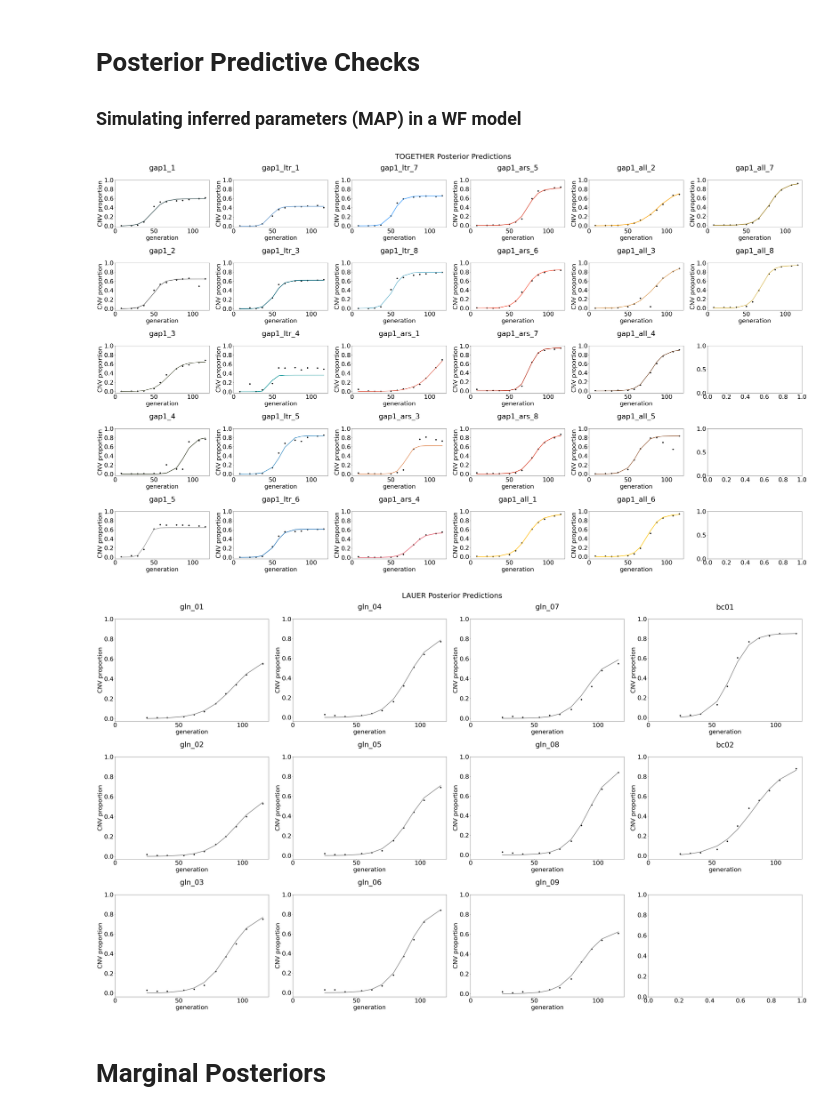
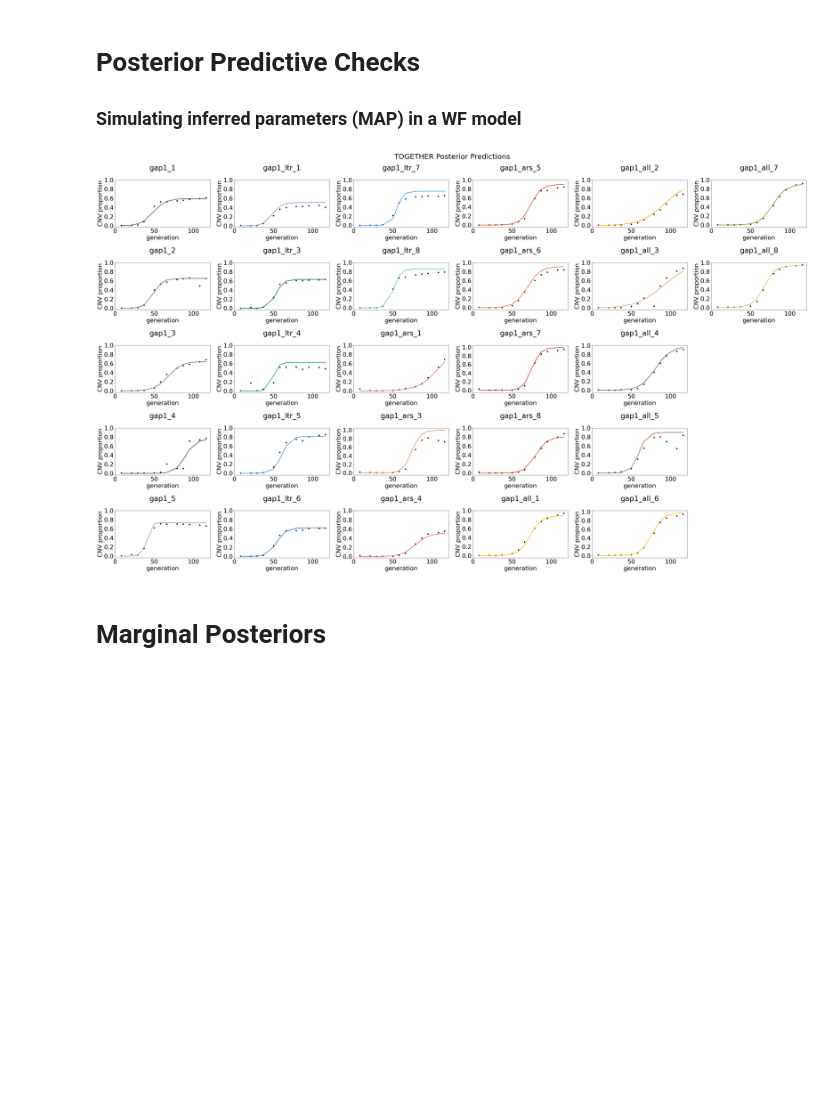
Before and after one commit to yoavram-lab/chuong_et_al, a Jupyter notebook: Empirical Analysis.ipynb, the cells around one changed output. Drawn from its saved outputs; the diff is of its cells as text; code cells hidden in the pictures; blank space fills up the shorter version.

```diff
--- a/Empirical Analysis.ipynb
+++ b/Empirical Analysis.ipynb
@@ -23,7 +23,7 @@ import pickle
 
 
 # Preparations: posterior to use
-posterior_chuong = pickle.load(open(f'posteriors/posterior_chuong_20_up__100.pkl', 'rb'))
+posterior_chuong = pickle.load(open(f'posteriors/posterior_chuong.pkl', 'rb'))
 posterior_lauer = pickle.load(open(f'posteriors/posterior_lauer.pkl', 'rb'))
 
 # Read desired data
@@ -134,12 +134,8 @@ def create_all_maps(lines, posterior, reps):
 # prior_max = np.log10(np.array([1,0.5,1e-2]))
 
 # Space that covers 85% of unbouded MAPs - most likely the region of true parameters
-prior_min = np.log10(np.array([0.03,3.16e-6,1e-8]))
-prior_max = np.log10(np.array([0.2,1e-3,1e-3]))
-
-prior_min = np.log10(np.array([0.01,1e-9,1e-8]))
+prior_min = np.log10(np.array([0.01,1e-7,1e-8]))
 prior_max = np.log10(np.array([0.3,1e-3,1e-3]))
-
 prior = utils.BoxUniform(low=torch.tensor(prior_min),
                          high=torch.tensor(prior_max))
 
@@ -156,7 +152,7 @@ def get_grid(posterior, x, n=100):
     return [prop[3],prop[0],prop[1],prop[2]]
 
 # Toy example - small (n=50) grid
-n = 300
+n = 50
 all_maps_grd = pd.DataFrame(columns = ['line', 'log_prob' ,'log(s_cnv)', 'log(m_cnv)', 'log(p_0)'])
 lines = ['wt', 'ltr', 'ars', 'all']
 for line in lines:
@@ -166,5 +162,4 @@ for line in lines:
         print(x_0.name)
         all_maps_grd.loc[x_0.name,:] = [line] + get_grid(posterior_chuong, x_0, n=n)
 
-all_maps_grd.to_csv('all_maps_grd_inv.csv')
 all_maps_grd
@@ -331,41 +291,40 @@ def posterior_predictions(posterior, maps, line, sep = 2, cols=5, n_samples=0):
         pred = CNVsimulator(single_params, generation).T
         ax[i%sep, i//sep].plot(generation, pred, color = color, label = 'MAP prediction', linewidth=2.8) # posterior prediction is plotted
         # single_params_grd = torch.tensor(maps_grd.loc[x.name, 'log(s_cnv)':'log(p_0)']) # grid params
         # single_params_prev = torch.tensor(prev_maps.loc[x.name, 'log(s_cnv)':'log(m_snv)'])
         # ax[i%sep, i//sep].plot(generation, CNVsimulator_(single_params_prev, generation).T, color = color, label = 'prev MAP prediction', linewidth=2.8) # posterior prediction is plotted
 
         ax[i%sep, i//sep].set_yticks([0,0.2,0.4,0.6,0.8,1])
         ax[i%sep, i//sep].set_xticks([0,50,100])
 
         # Mark when CNV proportion is above 5%
         # ax[i%sep, i//sep].axvline(float(x[x>0.05].index[0]), color='k', linestyle='--')
 
         if n_samples != 0:
             potential_fn = posterior.potential_fn
             potential_fn.set_x(x)
             posterior_mcmc = MCMCPosterior(potential_fn, proposal = prior)
             samples = posterior_mcmc.set_default_x(x).sample((n_samples,))
             a=[]
             for j in range(n_samples):
                 ax[i%sep, i//sep].plot(generation, CNVsimulator(samples[j,:], generation).T, color = color, label = 'single MAP prediction', linewidth=2.8)
                 ax[i%sep, i//sep].set_yticks([0.2,0.4,0.6,0.8,1])
                 a.append(np.sqrt(((CNVsimulator(samples[j,:],generation)-np.array(x))**2).mean()))
             print(f'mean RMSE = {sum(a)/len(a)}')
 
      # Only for the paper figure
-    # ax[-1,-1].axis('off')
-    # ax[-2,-1].axis('off')
-    # ax[-3,-1].axis('off')
+    ax[-1,-1].axis('off')
+    ax[-2,-1].axis('off')
+    ax[-3,-1].axis('off')
     plt.show()
 
 
-posterior_predictions(posterior_chuong,maps_sbi,line='together',sep=5,cols=6)
+posterior_predictions(posterior_chuong,all_maps,line='together',sep=5,cols=6)
 
-line = 'lauer'
-posterior_predictions(posterior_lauer, lauer_maps_sbi, line, sep=3, cols=4)
+# line = 'lauer'
+# posterior_predictions(posterior_lauer, lauer_maps_sbi, line, sep=3, cols=4)
 # %% [output]
-[figure, old version]
+[figure, new version]
-[figure, removed]
 # %% [markdown]
 # Marginal Posteriors
 # %%
```
Also changed, not shown: parts of 4 cells of this notebook.
